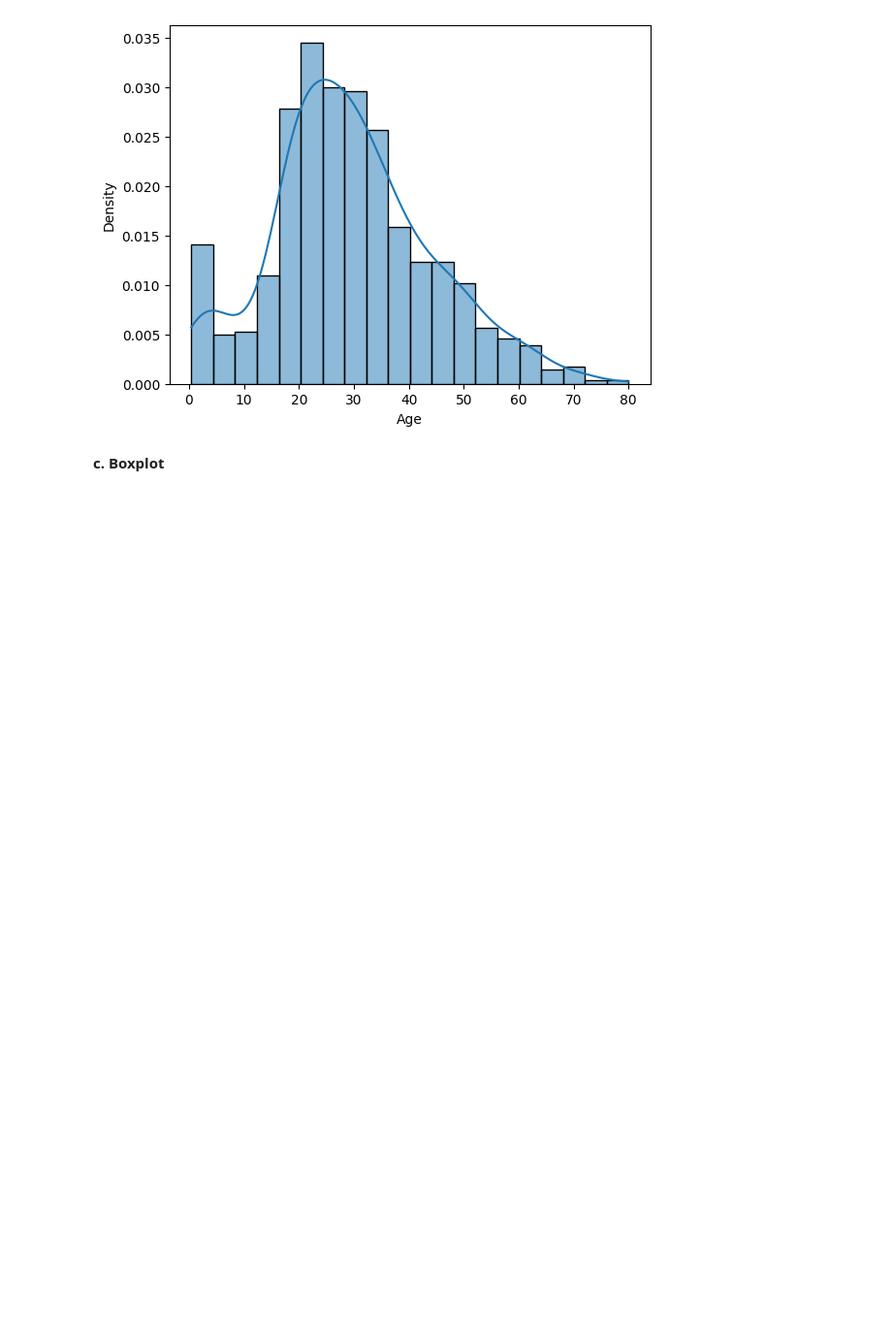
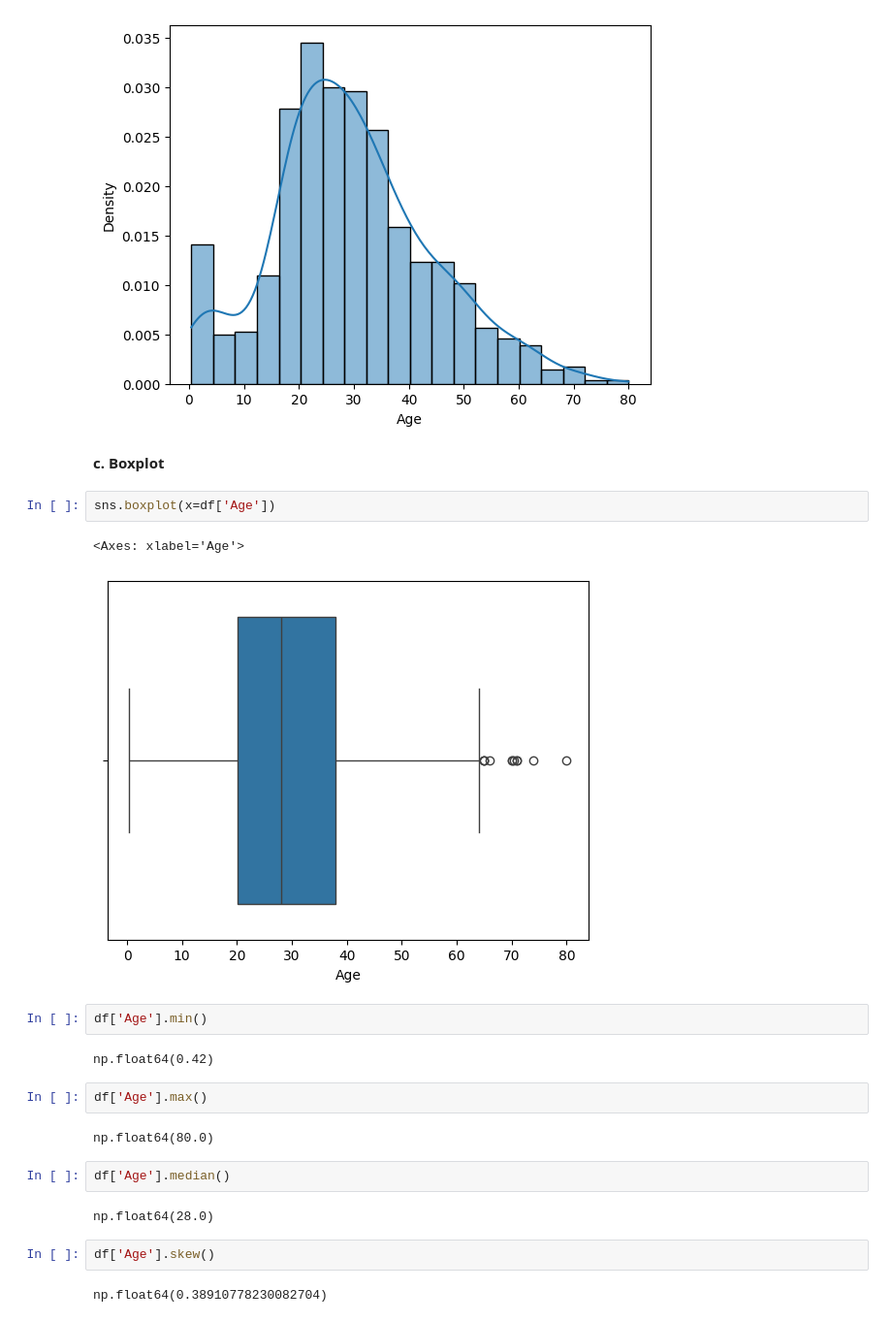
Before and after one commit to Snehanit28/ML-practice, a Jupyter notebook: 3rd_day/3rd_day.ipynb, the cells around one changed output. Shown at 97% size. Cells and saved outputs as stored; diff of their text form; blank space fills up the shorter version.

```diff
--- a/3rd_day/3rd_day.ipynb
+++ b/3rd_day/3rd_day.ipynb
@@ -70,3 +70,24 @@ sns.histplot(df['Age'],bins=20,kde=True,stat='density')  #histplot of age with k
 [figure]
 # %% [markdown]
 **c. Boxplot**
+# %%
+sns.boxplot(x=df['Age'])
+# %% [output]
+<Axes: xlabel='Age'>
+[figure, added]
+# %%
+df['Age'].min()
+# %% [output]
+np.float64(0.42)
+# %%
+df['Age'].max()
+# %% [output]
+np.float64(80.0)
+# %%
+df['Age'].median()
+# %% [output]
+np.float64(28.0)
+# %%
+df['Age'].skew()
+# %% [output]
+np.float64(0.38910778230082704)
```
